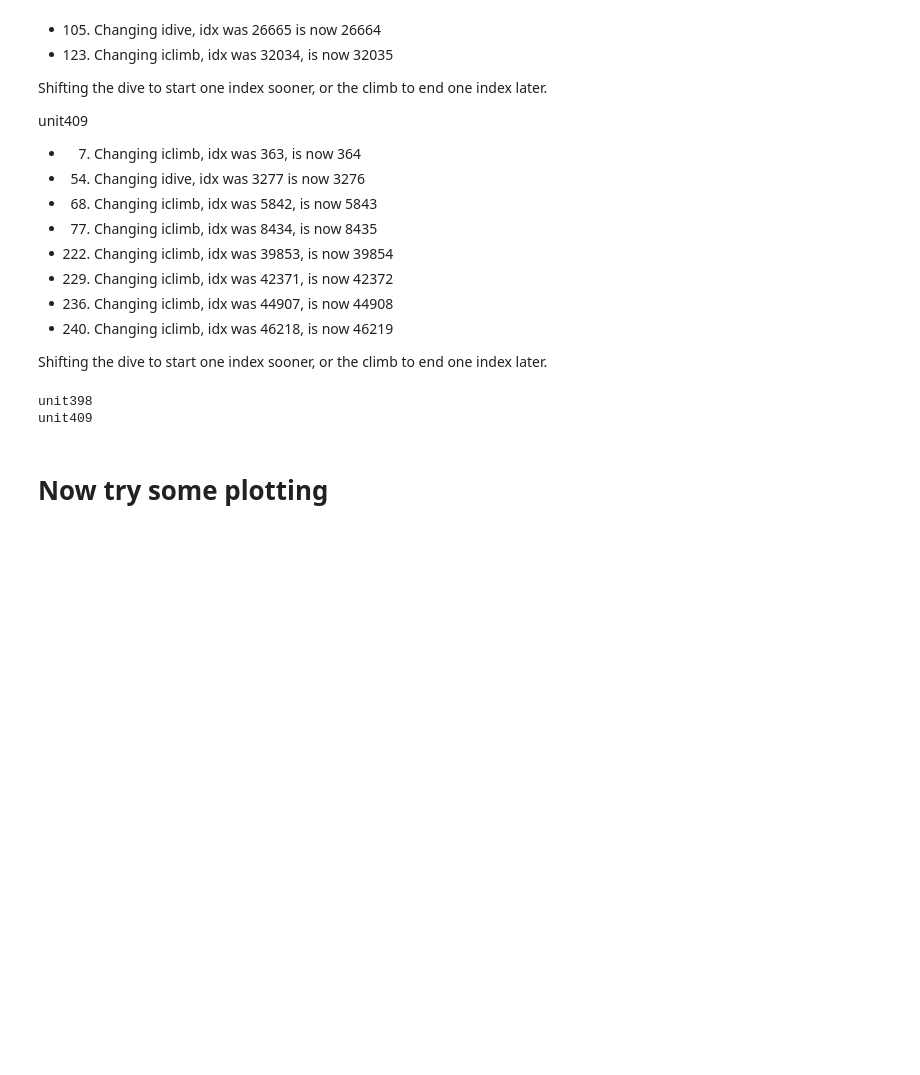
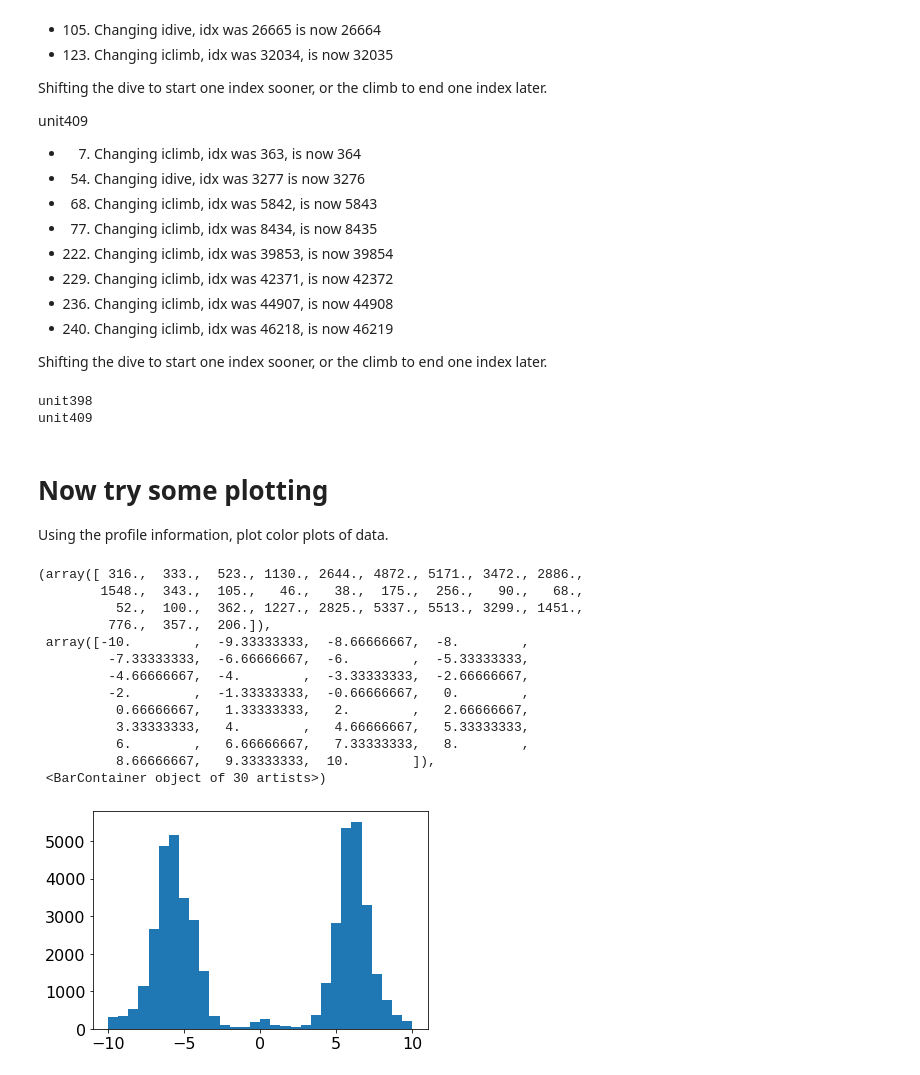
Before and after one commit to eleanorfrajka/c2_slocum, a Jupyter notebook: 02-code/04-visualise.ipynb, the cells around one changed output. Saved outputs shown, nothing was run; the diff lists cells and outputs as text; code cells hidden in the pictures; blank space fills up the shorter version.

```diff
--- a/02-code/04-visualise.ipynb
+++ b/02-code/04-visualise.ipynb
@@ -165,3 +166,24 @@ unit398
 unit409
 # %% [markdown]
 # Now try some plotting
+
+Using the profile information, plot color plots of data.
+# %%
+dp = unit409.pressure_dbar.diff(dim='time')
+plt.hist(dp, bins=30, range=(-10, 10))
+# Use 10-m bins? with a median for value within the bin?
+# %% [output]
+(array([ 316.,  333.,  523., 1130., 2644., 4872., 5171., 3472., 2886.,
+        1548.,  343.,  105.,   46.,   38.,  175.,  256.,   90.,   68.,
+          52.,  100.,  362., 1227., 2825., 5337., 5513., 3299., 1451.,
+         776.,  357.,  206.]),
+ array([-10.        ,  -9.33333333,  -8.66666667,  -8.        ,
+         -7.33333333,  -6.66666667,  -6.        ,  -5.33333333,
+         -4.66666667,  -4.        ,  -3.33333333,  -2.66666667,
+         -2.        ,  -1.33333333,  -0.66666667,   0.        ,
+          0.66666667,   1.33333333,   2.        ,   2.66666667,
+          3.33333333,   4.        ,   4.66666667,   5.33333333,
+          6.        ,   6.66666667,   7.33333333,   8.        ,
+          8.66666667,   9.33333333,  10.        ]),
+ <BarContainer object of 30 artists>)
+[figure, added]
```
Also changed, not shown: parts of 5 cells of this notebook, 2 other files.
